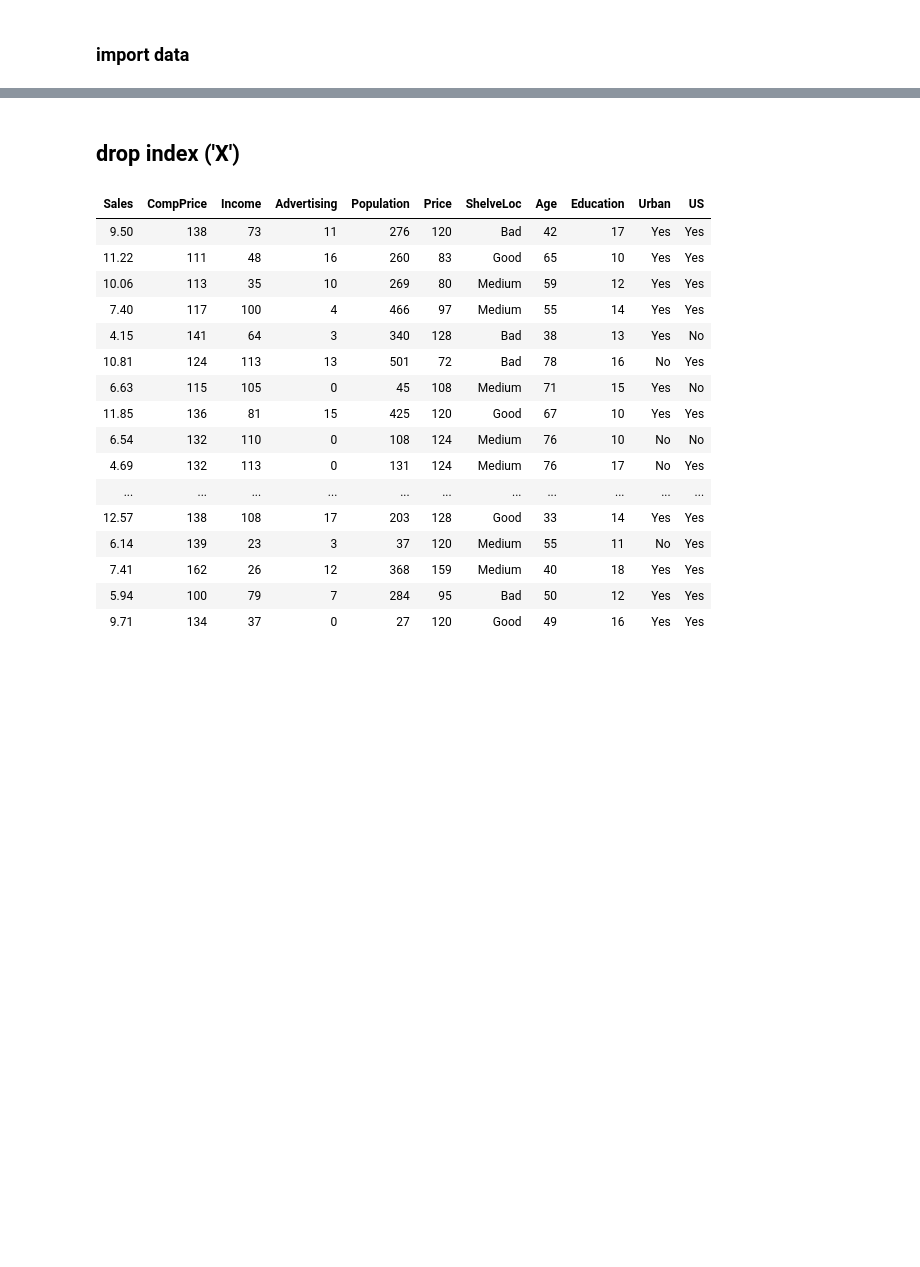
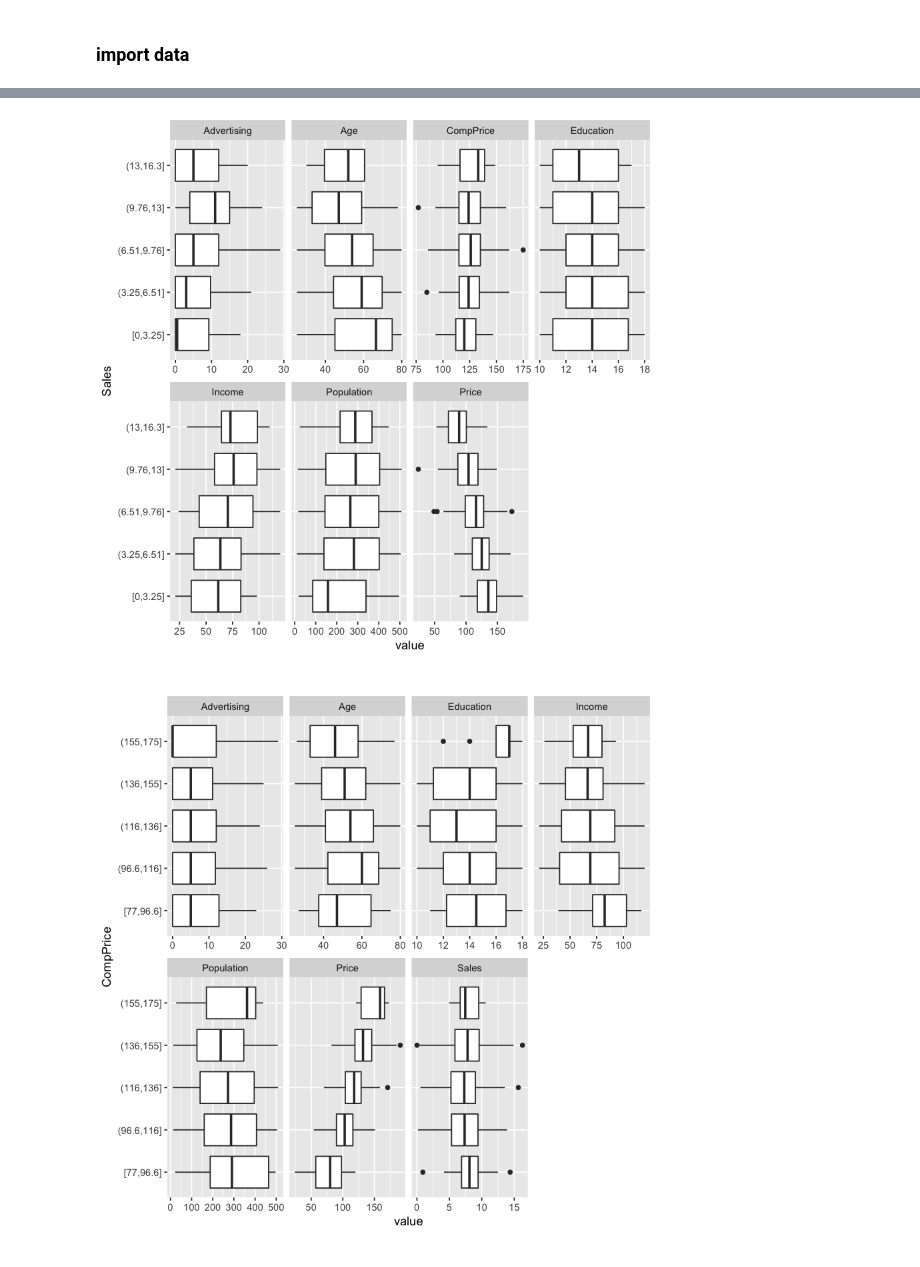
Before and after one commit to CooperStansbury/EDA_r_ece579, a Jupyter notebook: assignment1_cooperstansbury/assignment1_r.ipynb, the cells around one changed output, grey strips where cells are left out. Drawn from its saved outputs; the diff is of its cells as text; code cells hidden in the pictures; blank space fills up the shorter version.

```diff
--- a/assignment1_cooperstansbury/assignment1_r.ipynb
+++ b/assignment1_cooperstansbury/assignment1_r.ipynb
@@ -23,10 +27,6 @@ print(system("head -n 10 data/Carseats_org.csv", intern=TRUE))
 # %% [markdown]
 ### import data
 # %%
-carseats <- read.csv("data/Carseats_org.csv")
-
-print(summary(carseats))
-
-# # show possible methods
-# print(methods(class=class(carseats)))
+carseats <- read.csv("data/Carseats_org.csv", header = T, stringsAsFactors = T)
+names(carseats)
 # %% [output]
@@ -55,0 +36,6 @@ names(carseats)
+# %%
+drops <- c("X")
+carseats <- carseats[ , !(names(carseats) %in% drops)]
+head(carseats, 10)
+
+str(carseats)
@@ -55,0 +66,4 @@ names(carseats)
+# %%
+# get vectors of continuous and categorical cols
+nums <- dplyr::select_if(carseats, is.numeric)
+cats <- dplyr::select_if(carseats, is.factor)
@@ -64,23 +92,7 @@ sapply(carseats, function(x) sum(is.na(x)))
-# %% [markdown]
-## drop index ('X')
-# %%
-drops <- c("X")
-carseats[ , !(names(carseats) %in% drops)]
-# %% [output]
-| Sales | CompPrice | Income | Advertising | Population | Price | ShelveLoc | Age | Education | Urban | US |
-| 9.50 | 138 | 73 | 11 | 276 | 120 | Bad | 42 | 17 | Yes | Yes |
-| 11.22 | 111 | 48 | 16 | 260 | 83 | Good | 65 | 10 | Yes | Yes |
-| 10.06 | 113 | 35 | 10 | 269 | 80 | Medium | 59 | 12 | Yes | Yes |
-| 7.40 | 117 | 100 | 4 | 466 | 97 | Medium | 55 | 14 | Yes | Yes |
-| 4.15 | 141 | 64 | 3 | 340 | 128 | Bad | 38 | 13 | Yes | No |
-| 10.81 | 124 | 113 | 13 | 501 | 72 | Bad | 78 | 16 | No | Yes |
-| 6.63 | 115 | 105 | 0 | 45 | 108 | Medium | 71 | 15 | Yes | No |
-| 11.85 | 136 | 81 | 15 | 425 | 120 | Good | 67 | 10 | Yes | Yes |
-| 6.54 | 132 | 110 | 0 | 108 | 124 | Medium | 76 | 10 | No | No |
-| 4.69 | 132 | 113 | 0 | 131 | 124 | Medium | 76 | 17 | No | Yes |
-| ... | ... | ... | ... | ... | ... | ... | ... | ... | ... | ... |
-| 12.57 | 138 | 108 | 17 | 203 | 128 | Good | 33 | 14 | Yes | Yes |
-| 6.14 | 139 | 23 | 3 | 37 | 120 | Medium | 55 | 11 | No | Yes |
-| 7.41 | 162 | 26 | 12 | 368 | 159 | Medium | 40 | 18 | Yes | Yes |
-| 5.94 | 100 | 79 | 7 | 284 | 95 | Bad | 50 | 12 | Yes | Yes |
-| 9.71 | 134 | 37 | 0 | 27 | 120 | Good | 49 | 16 | Yes | Yes |
+# %%
+for(i in names(nums)){
+    DataExplorer::plot_boxplot(nums, by = i)
+    }
+# %% [output]
+[figure, added]
+[figure, added]
```
Also changed, not shown: parts of 20 cells of this notebook, 2 other files.
